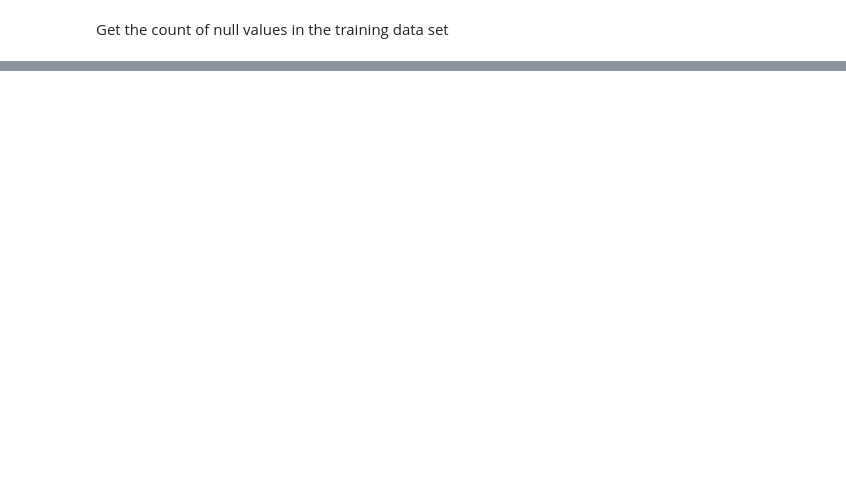
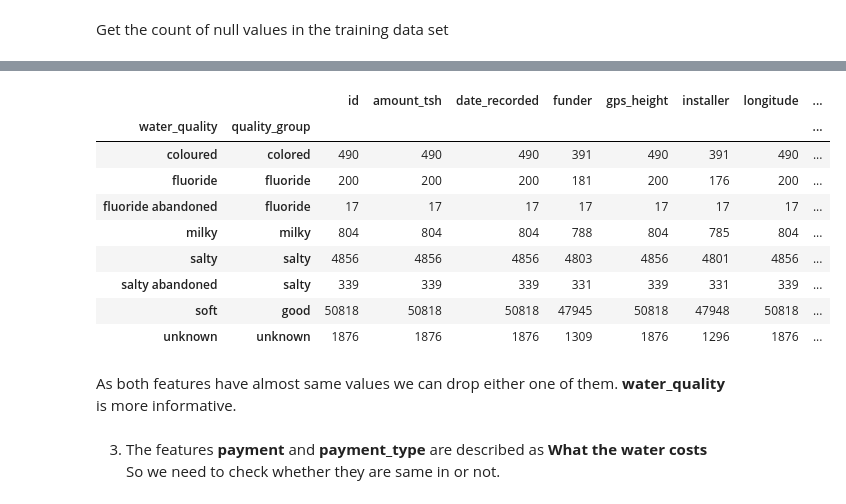
Before and after one commit to trajinthan/pump-it-up-data-mining, a Jupyter notebook: pumb_it_up.ipynb, the cells around one changed output, grey strips where cells are left out. Drawn from its saved outputs; the diff is of its cells as text; code cells hidden in the pictures; blank space fills up the shorter version.

```diff
--- a/pumb_it_up.ipynb
+++ b/pumb_it_up.ipynb
@@ -46,0 +166,17 @@ train_data.isnull().sum()
+# %%
+train_data.groupby(['water_quality','quality_group']).count()
+# %% [output]
+|  |  | id | amount_tsh | date_recorded | funder | gps_height | installer | longitude | ... |
+| water_quality | quality_group |  |  |  |  |  |  |  | ... |
+| coloured | colored | 490 | 490 | 490 | 391 | 490 | 391 | 490 | ... |
+| fluoride | fluoride | 200 | 200 | 200 | 181 | 200 | 176 | 200 | ... |
+| fluoride abandoned | fluoride | 17 | 17 | 17 | 17 | 17 | 17 | 17 | ... |
+| milky | milky | 804 | 804 | 804 | 788 | 804 | 785 | 804 | ... |
+| salty | salty | 4856 | 4856 | 4856 | 4803 | 4856 | 4801 | 4856 | ... |
+| salty abandoned | salty | 339 | 339 | 339 | 331 | 339 | 331 | 339 | ... |
+| soft | good | 50818 | 50818 | 50818 | 47945 | 50818 | 47948 | 50818 | ... |
+| unknown | unknown | 1876 | 1876 | 1876 | 1309 | 1876 | 1296 | 1876 | ... |
+# %% [markdown]
+As both features have almost same values we can drop either one of them. **water_quality** is more informative.
+# %% [markdown]
+3. The features **payment** and **payment_type** are described as **What the water costs** So we need to check whether they are same in or not.
```
Also changed, not shown: parts of 23 cells of this notebook.
